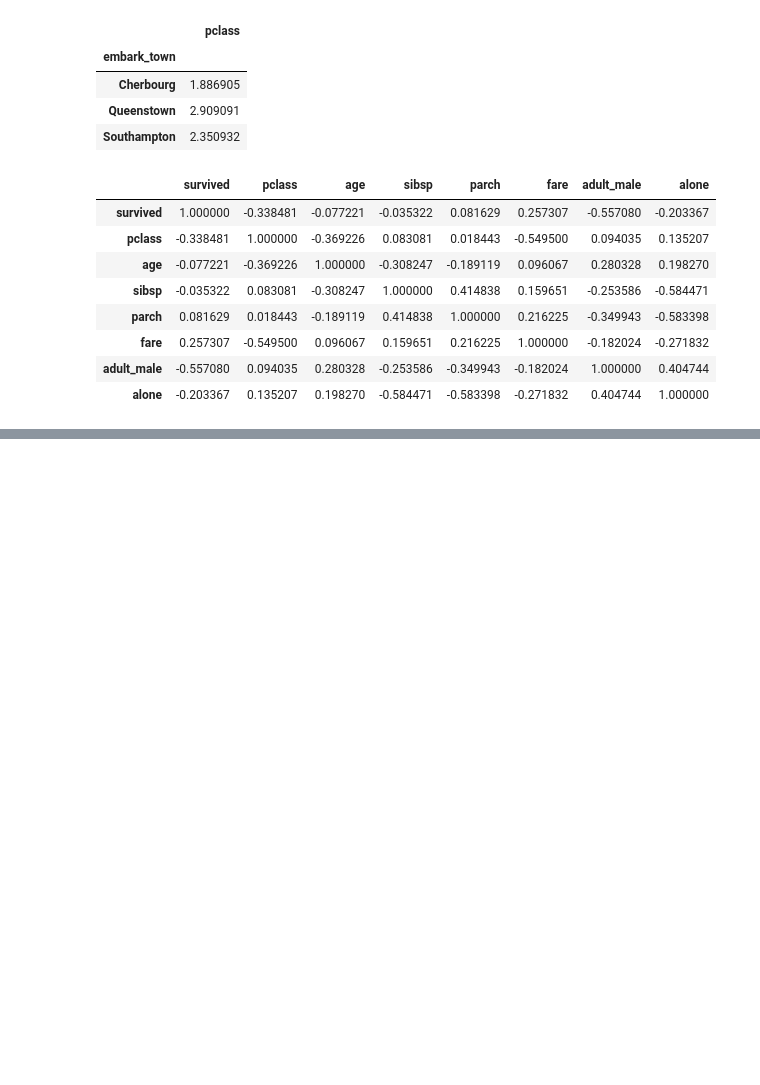
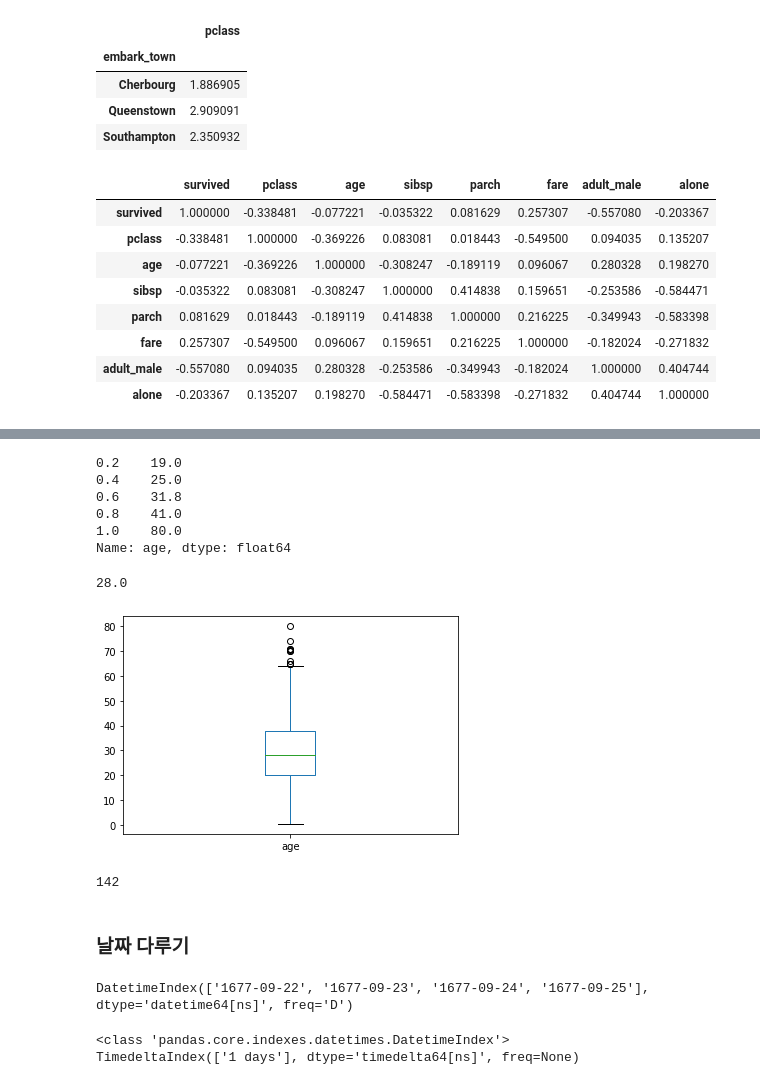
Before and after one commit to landturtler/2020_AI_education_example, a Jupyter notebook: 파이썬데이터분석/pandas_basic.ipynb, the cells around one changed output, grey strips where cells are left out. Saved outputs shown, nothing was run; the diff lists cells and outputs as text; code cells hidden in the pictures; blank space fills up the shorter version.

```diff
--- a/파이썬데이터분석/pandas_basic.ipynb
+++ b/파이썬데이터분석/pandas_basic.ipynb
@@ -973,0 +978,7 @@ pandas.core.series.Series
+# %%
+# age를 5단계 나누어 새로운 컬럼에 추가하고 나이와 클래스를 비교해보세요
+# age --> 5 'age_class  , ['child','young','middle','old','very_old']
+# titanic['age'].min(),titanic['age'].max(),titanic['age'].mean()  # (0.42, 80.0, 29.69911764705882)
+titanic['age_class'] = pd.qcut(titanic.age,5, labels = ['child','young','middle','old','very_old'])
+titanic['age2'] = titanic['age']
+titanic
@@ -974,2 +1063,44 @@ pandas.core.series.Series
+# %%
+# Series 객체의 quntile() 함수 : 데이터의 백분위수
+titanic['age'].quantile([.2, .4, .6, .8, 1.0])
+# %% [output]
+0.2    19.0
+0.4    25.0
+0.6    31.8
+0.8    41.0
+1.0    80.0
+Name: age, dtype: float64
+# %%
+titanic['age'].plot.box()
+titanic['age'].median()
+# %% [output]
+28.0
+[figure, added]
+# %%
+titanic[titanic['age'] > 41]['age'].count()  # 800
+# %% [output]
+142
+# %% [markdown]
+### 날짜 다루기
+# %%
+# POSIX 시간 표기법 : 1970년 1월 1일  (1677~2262)
+pd.date_range('9/22/1677',periods=4, freq='D')  # OK!
+# pd.date_range('9/21/1677',periods=4, freq='D')  # Error!
+# %% [output]
+DatetimeIndex(['1677-09-22', '1677-09-23', '1677-09-24', '1677-09-25'], dtype='datetime64[ns]', freq='D')
+# %%
+
+date1 = '2020-04-23'
+date2 = '2020/04/24'
+type(date1)
+d1 = pd.to_datetime([date1])
+d2 = pd.to_datetime([date2])
+print(type(d1))
+# date2 - date1   # Type Error!
+t = d2 - d1
+print(t)
+# %% [output]
+<class 'pandas.core.indexes.datetimes.DatetimeIndex'>
+TimedeltaIndex(['1 days'], dtype='timedelta64[ns]', freq=None)
 # %%
 # Chained assignment
```
Also changed, not shown: parts of 8 cells of this notebook.
